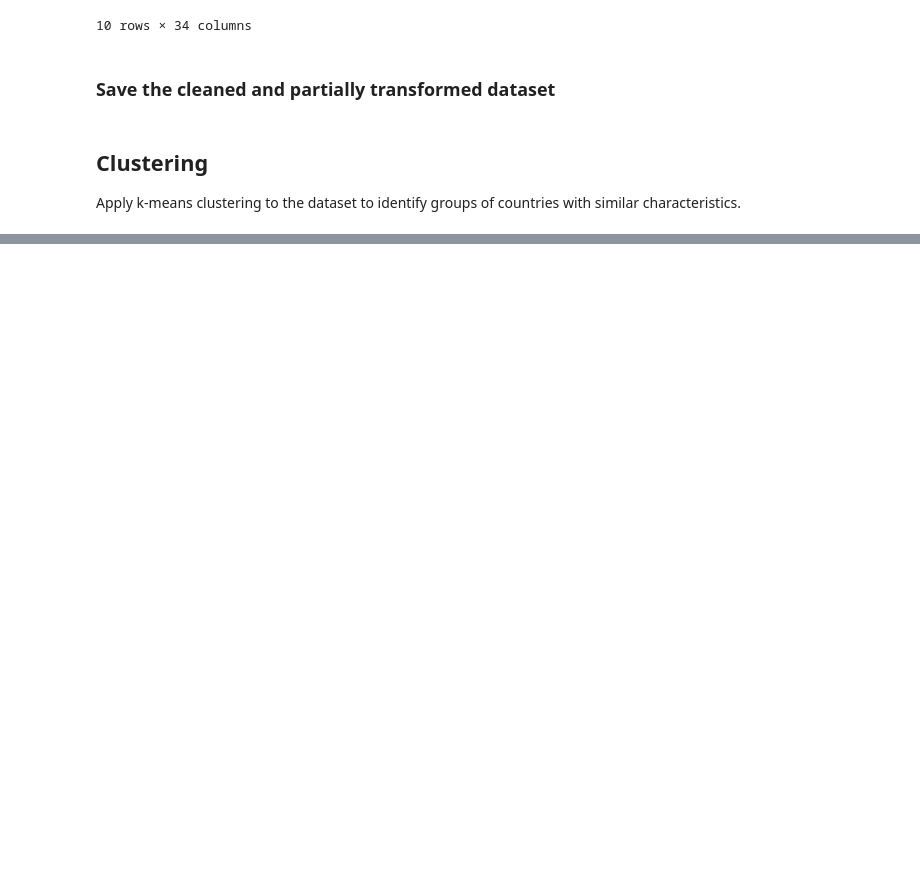
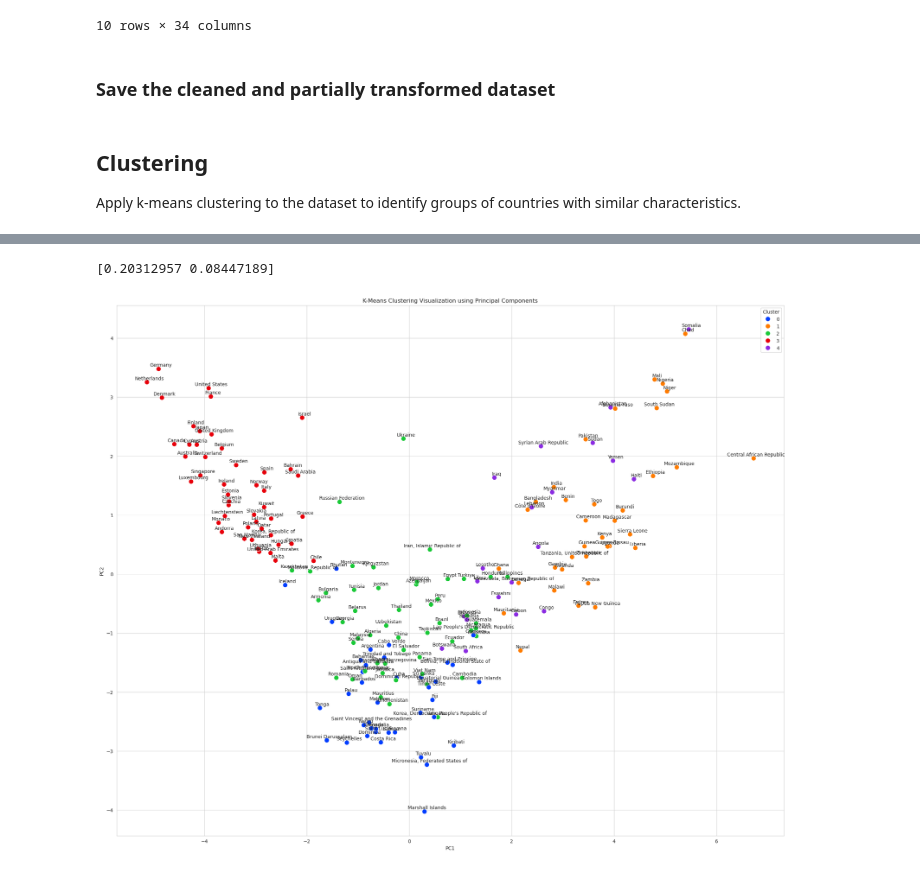
Before and after one commit to arth3mis/global-societal-endangerment-index, a Jupyter notebook: 4.1_multivariate_analysis.ipynb, the cells around one changed output, grey strips where cells are left out. Drawn from its saved outputs; the diff is of its cells as text; code cells hidden in the pictures; blank space fills up the shorter version.

```diff
--- a/4.1_multivariate_analysis.ipynb
+++ b/4.1_multivariate_analysis.ipynb
@@ -284,0 +330,11 @@ Apply k-means clustering to the dataset to identify groups of countries with sim
+# %%
+# Choose k based on the elbow plot and silhouette score plot
+# Look for the 'elbow' in the inertia plot (where the decrease slows down)
+# Look for the peak in the silhouette score plot (higher is better)
+# Let's assume you choose k = 4 for this example
+
+k_chosen = 5
+
+# perform K-Means Clustering with the Chosen k:
+kmeans_final = KMeans(n_clusters=k_chosen, n_init=10, random_state=42)
+df_cleaned['Cluster'] = kmeans_final.fit_predict(X_scaled)
@@ -284,0 +380,31 @@ Apply k-means clustering to the dataset to identify groups of countries with sim
+# %%
+# do PCA for visualisation (2 components)
+pca = PCA(n_components=2)
+principal_components = pca.fit_transform(X_scaled)
+
+print(pca.explained_variance_ratio_)
+
+pca_df = pd.DataFrame(data=principal_components, columns=['PC1', 'PC2'])
+pca_df['Cluster'] = df_cleaned['Cluster']
+pca_df['Country'] = countries
+
+# visualize the clusters using PC1 and PC2
+plt.figure(figsize=(25, 20))
+sns.scatterplot(x='PC1', y='PC2', hue='Cluster', data=pca_df, palette='bright', s=100)
+
+# Add labels for (some) points
+np.random.seed(42)
+for i, row in pca_df.iterrows():
+    if np.random.rand(1) < 1: # label random points
+        plt.annotate(row['Country'], (row['PC1'], row['PC2']),
+                     textcoords="offset points", xytext=(5,5), ha='center')
+
+plt.title('K-Means Clustering Visualization using Principal Components')
+plt.xlabel('PC1')
+plt.ylabel('PC2')
+plt.legend(title='Cluster')
+plt.grid(True)
+plt.show()
+# %% [output]
+[0.20312957 0.08447189]
+[figure, added]
```
Also changed, not shown: parts of 5 cells of this notebook.
